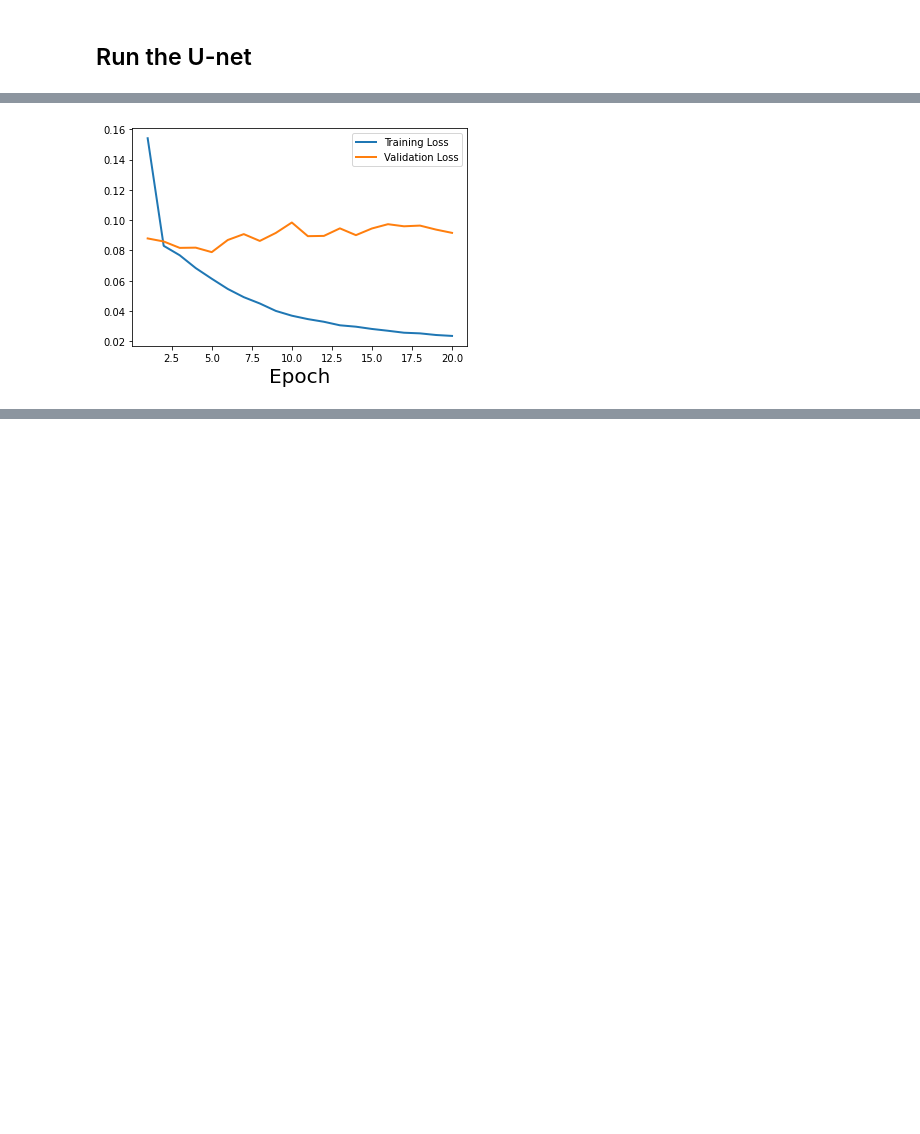
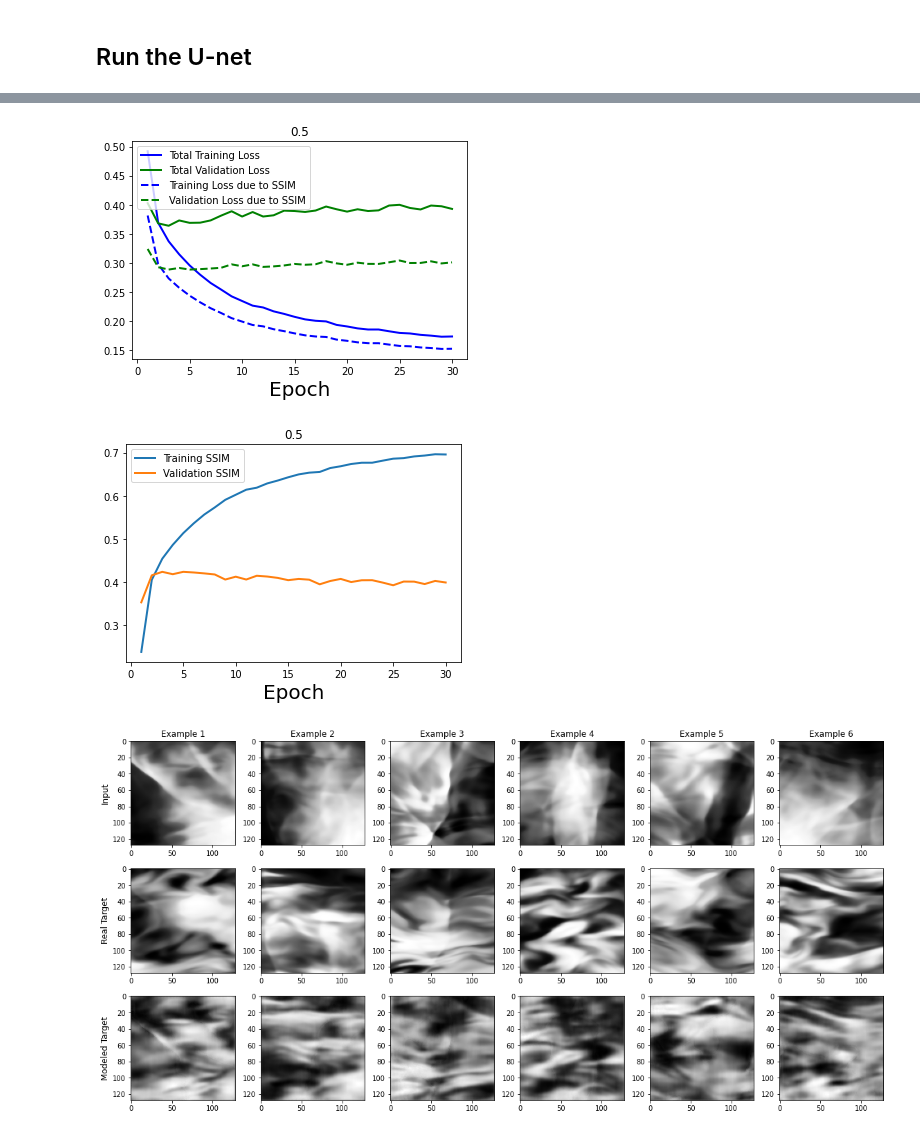
Before and after one commit to bustardchad/ML_Turb, a Jupyter notebook: Turb_Unet.ipynb, the cells around one changed output, grey strips where cells are left out. Cells and saved outputs as stored; diff of their text form; code cells hidden in the pictures; blank space fills up the shorter version.

Commit message:
Includes perceptual loss controlled by parameter 'alpha'

```diff
--- a/Turb_Unet.ipynb
+++ b/Turb_Unet.ipynb
@@ -335,3 +354,0 @@ Out: torch.Size([64, 1, 128, 128])
-# %%
-# run the model
-model, loss_arr_train, loss_arr_val = fit(config, model, loss_fn, opt, train_dl, valid_dl)
@@ -356,15 +355 @@ Saving model checkpoint
-# %%
-# assumes training and validation loss are each quantified at every epoch
-num_epochs_run = np.arange(1,len(loss_arr_train)+1)
-
-# plotting parameters
-fs = 20
-
-plt.plot(num_epochs_run, loss_arr_train, label = f"Training Loss", lw=2)
-plt.plot(num_epochs_run, loss_arr_val, label = f"Validation Loss", lw=2)
-plt.xlabel("Epoch", fontsize=fs)
-plt.legend()
-plt.show()
-# %% [output]
-[figure, removed]
 # %%
@@ -420,0 +411,40 @@ with plt.style.context('fast'):
+# %%
+# run the model
+for alpha in [0.5]:
+  model_trained, loss_arr_train, loss_arr_val, struc_arr_train, struc_arr_val = fit(config, model.to(device), loss_fn, opt, train_dl, valid_dl, alpha)
+  # assumes training and validation loss are each quantified at every epoch
+  num_epochs_run = np.arange(1,len(loss_arr_train)+1)
+
+  # plotting parameters
+  fs = 20
+
+  new_struc_arr_train = []
+  for t in struc_arr_train:
+    t = t.cpu().detach().numpy()
+    new_struc_arr_train.append(t)
+
+  new_struc_arr_val = []
+  for t in struc_arr_val:
+    t = t.cpu().detach().numpy()
+    new_struc_arr_val.append(t)
+
+  plt.plot(num_epochs_run, loss_arr_train, 'b-', label = f"Total Training Loss", lw=2)
+  plt.plot(num_epochs_run, loss_arr_val, 'g-', label = f"Total Validation Loss", lw=2)
+  plt.plot(num_epochs_run, alpha*(np.ones(len(new_struc_arr_train))-new_struc_arr_train), 'b--', label = f"Training Loss due to SSIM", lw=2)
+  plt.plot(num_epochs_run, alpha*(np.ones(len(new_struc_arr_val))-new_struc_arr_val), 'g--', label = f"Validation Loss due to SSIM", lw=2)
+  plt.xlabel("Epoch", fontsize=fs)
+  plt.title(str(alpha))
+  plt.legend()
+  plt.show()
+
+  plt.plot(num_epochs_run, new_struc_arr_train, label = f"Training SSIM", lw=2)
+  plt.plot(num_epochs_run, new_struc_arr_val, label = f"Validation SSIM", lw=2)
+  plt.xlabel("Epoch", fontsize=fs)
+  plt.title(str(alpha))
+  plt.legend()
+  plt.show()
+
+  plot_results(model_trained, valid_dl)
+
+  #torch.cuda.empty_cache()
+# %% [output]
@@ -420,0 +468,3 @@ with plt.style.context('fast'):
+[figure, added]
+[figure, added]
+[figure, added]
```
Also changed, not shown: parts of 11 cells of this notebook.
